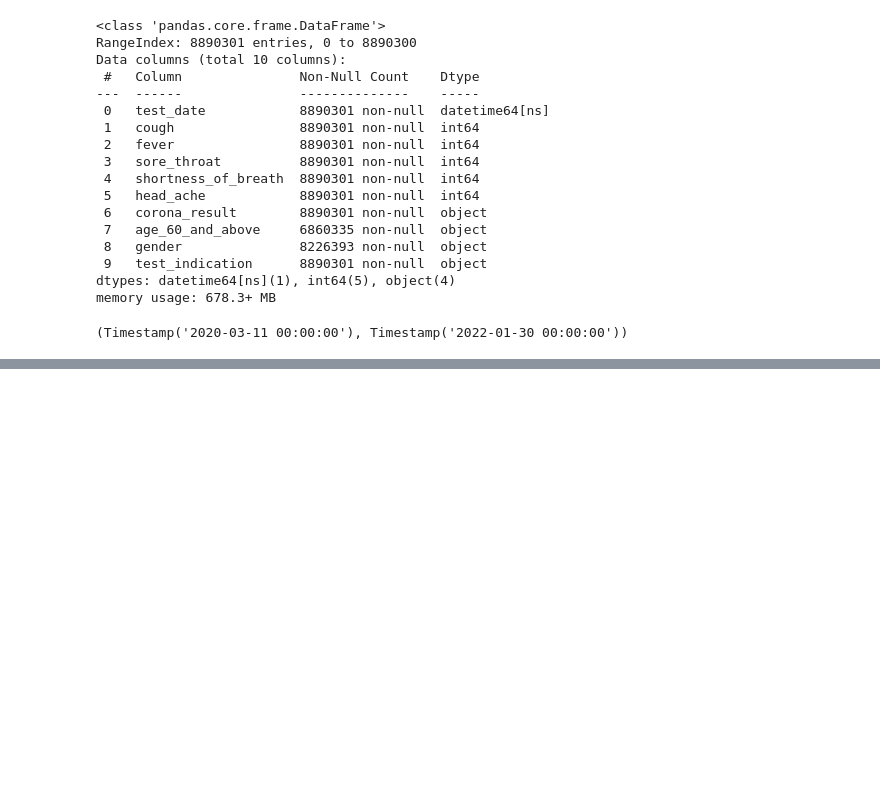
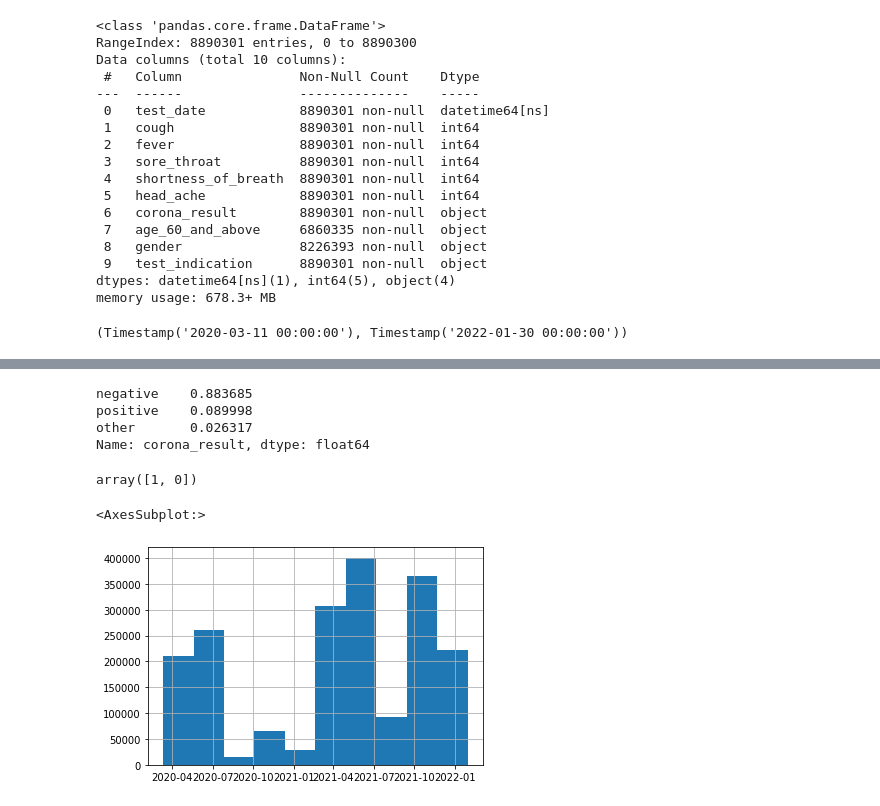
Before and after one commit to ct746/covidpred, a Jupyter notebook: notebooks/chris_hackathon.ipynb, the cells around one changed output, grey strips where cells are left out. Saved outputs shown, nothing was run; the diff lists cells and outputs as text; code cells hidden in the pictures; blank space fills up the shorter version.

Commit message:
Did some preliminary data analysis and preprocessing before lunch.

```diff
--- a/notebooks/chris_hackathon.ipynb
+++ b/notebooks/chris_hackathon.ipynb
@@ -127,0 +144,26 @@ data = ver_00220.copy()
+# %%
+# There are a few columns with multiple distinct values, even the target column. How many instances of other are there?
+data.loc[:, 'corona_result'].value_counts() / data.shape[0]
+# %% [output]
+negative    0.883685
+positive    0.089998
+other       0.026317
+Name: corona_result, dtype: float64
+# %%
+# There are only a few (2.6 %) of other results, so these can be dropped. The data dictionary provided also shows that they are almost certainly
+# inconclusive assay results.
+data = data.loc[~ (data.loc[:, 'corona_result'] == 'other'), :]
+# %%
+# The target variable needs to be mapped to an integer so it does not get split when one-hot encoding.
+data.loc[:, 'corona_result'] = data.loc[:, 'corona_result'].map({'positive': 1, 'negative': 0})
+# %%
+data.loc[:, 'corona_result'].unique()
+# %% [output]
+array([1, 0])
+# %%
+# The age 60 and above column and gender columns have NULL values. These can be dropped as we have so much data now, but I just want to make sure
+# that the NULL values are reasonably evenly distributed across the time span of the data so we are not going to lose an entire time period.
+data.loc[data.loc[:, 'age_60_and_above'].isna(), 'test_date'].hist()
+# %% [output]
+<AxesSubplot:>
+[figure, added]
```
Also changed, not shown: parts of 6 cells of this notebook.
